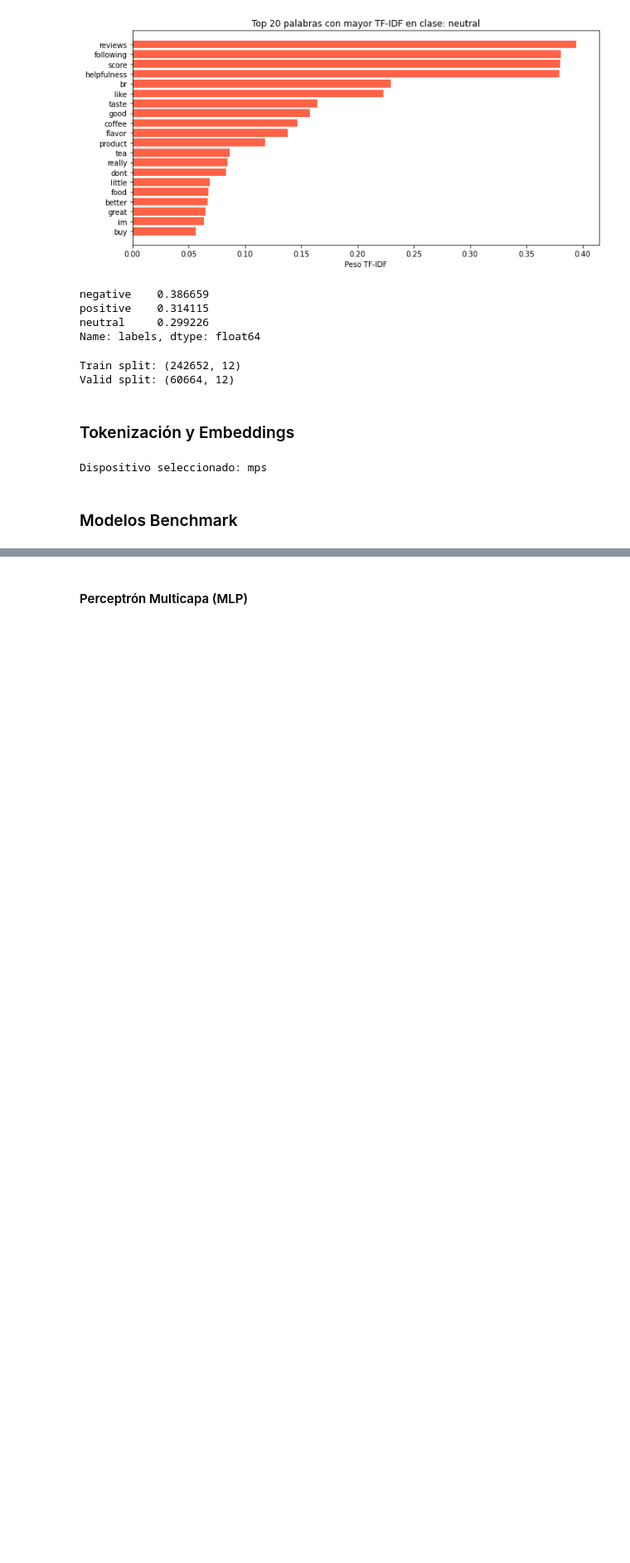
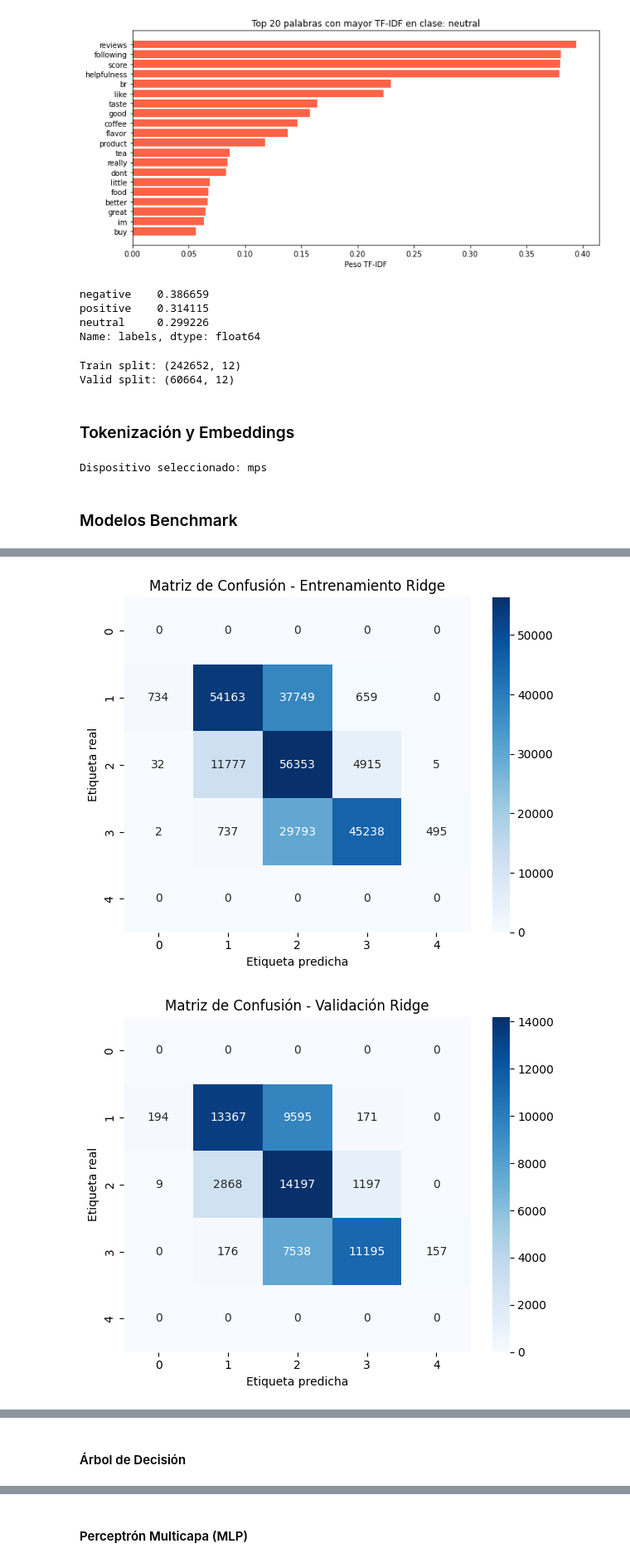
Before and after one commit to egsanchez17/jbook-ml202510, a Jupyter notebook: _sources/mi_informe.ipynb, the cells around one changed output, grey strips where cells are left out. Shown at 83% size. Saved outputs shown, nothing was run; the diff lists cells and outputs as text; code cells hidden in the pictures; blank space fills up the shorter version.

```diff
--- a/_sources/mi_informe.ipynb
+++ b/_sources/mi_informe.ipynb
@@ -338,0 +920,12 @@ y_test  = np.load("y_test.npy")
+# %%
+import joblib
+
+# Guardar el mejor modelo Ridge
+best_ridge = ridge_search.best_estimator_
+joblib.dump(best_ridge, "best_ridge_model.pkl")
+
+# Guardar el mejor modelo Lasso
+best_lasso = lasso_search.best_estimator_
+joblib.dump(best_lasso, "best_lasso_model.pkl")
+
+print("✅ Modelos guardados: best_ridge_model.pkl y best_lasso_model.pkl")
@@ -338,0 +1020,29 @@ y_test  = np.load("y_test.npy")
+# %%
+import matplotlib.pyplot as plt
+import seaborn as sns
+from sklearn.metrics import confusion_matrix
+
+# Función para graficar y guardar la matriz de confusión
+def plot_conf_matrix(y_true, y_pred, title, filename):
+    cm = confusion_matrix(y_true, y_pred)
+    plt.figure(figsize=(6, 5))
+    sns.heatmap(cm, annot=True, fmt='d', cmap='Blues')
+    plt.title(title)
+    plt.xlabel("Etiqueta predicha")
+    plt.ylabel("Etiqueta real")
+    plt.tight_layout()
+    plt.savefig(filename, dpi=300)
+    plt.show()
+
+# Generar y guardar las matrices de confusión para Ridge
+plot_conf_matrix(y_train, y_train_pred_ridge_labels, "Matriz de Confusión - Entrenamiento Ridge", "conf_matrix_train_Ridge.png")
+plot_conf_matrix(y_valid, y_valid_pred_ridge_labels, "Matriz de Confusión - Validación Ridge", "conf_matrix_valid_Ridge.png")
+plot_conf_matrix(y_test, y_test_pred_ridge_labels, "Matriz de Confusión - Testing Ridge", "conf_matrix_test_Ridge.png")
+
+# Generar y guardar las matrices de confusión para Lasso
+plot_conf_matrix(y_train, y_train_pred_lasso_labels, "Matriz de Confusión - Entrenamiento Lasso", "conf_matrix_train_Lasso.png")
+plot_conf_matrix(y_valid, y_valid_pred_lasso_labels, "Matriz de Confusión - Validación Lasso", "conf_matrix_valid_Lasso.png")
+plot_conf_matrix(y_test, y_test_pred_lasso_labels, "Matriz de Confusión - Testing Lasso", "conf_matrix_test_Lasso.png")
+# %% [output]
+[figure, added]
+[figure, added]
@@ -338,0 +1053,2 @@ y_test  = np.load("y_test.npy")
+# %% [markdown]
+#### Árbol de Decisión
```
Also changed, not shown: parts of 116 cells of this notebook, 26 other files.
